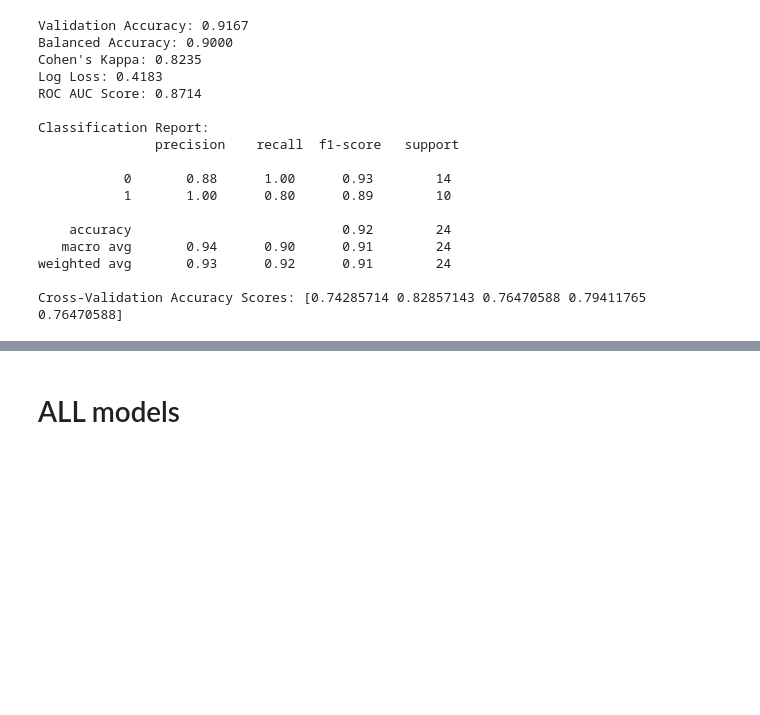
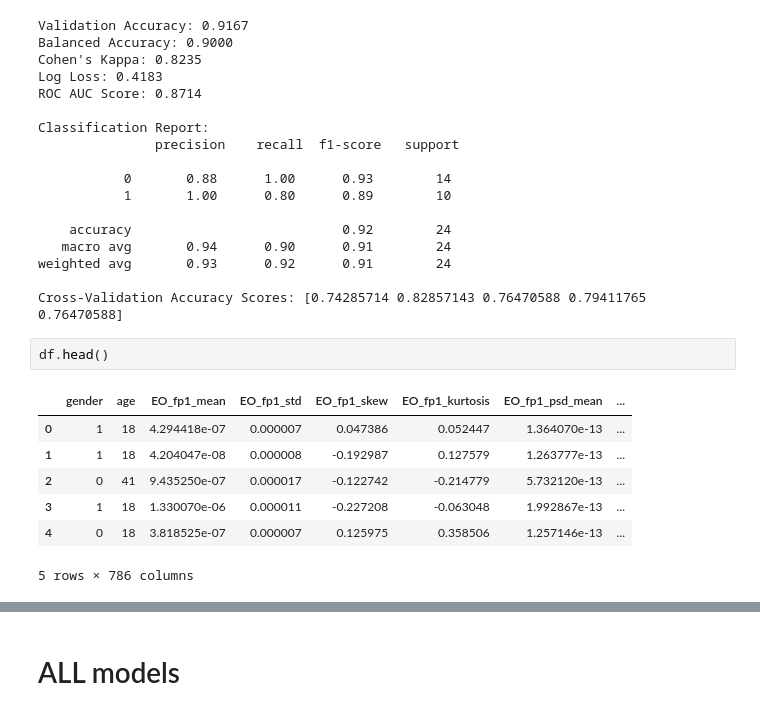
Before and after one commit to ibrainscit/team_4, a Jupyter notebook: notebooks/training.ipynb, the cells around one changed output, grey strips where cells are left out. Cells and saved outputs as stored; diff of their text form; blank space fills up the shorter version.

```diff
--- a/notebooks/training.ipynb
+++ b/notebooks/training.ipynb
@@ -146,3 +146,13 @@ Classification Report:
 weighted avg       0.93      0.92      0.91        24
 
 Cross-Validation Accuracy Scores: [0.74285714 0.82857143 0.76470588 0.79411765 0.76470588]
+# %%
+df.head()
+# %% [output]
+|  | gender | age | EO_fp1_mean | EO_fp1_std | EO_fp1_skew | EO_fp1_kurtosis | EO_fp1_psd_mean | ... |
+| 0 | 1 | 18 | 4.294418e-07 | 0.000007 | 0.047386 | 0.052447 | 1.364070e-13 | ... |
+| 1 | 1 | 18 | 4.204047e-08 | 0.000008 | -0.192987 | 0.127579 | 1.263777e-13 | ... |
+| 2 | 0 | 41 | 9.435250e-07 | 0.000017 | -0.122742 | -0.214779 | 5.732120e-13 | ... |
+| 3 | 1 | 18 | 1.330070e-06 | 0.000011 | -0.227208 | -0.063048 | 1.992867e-13 | ... |
+| 4 | 0 | 18 | 3.818525e-07 | 0.000007 | 0.125975 | 0.358506 | 1.257146e-13 | ... |
+5 rows × 786 columns
```
Also changed, not shown: parts of 3 cells of this notebook, 13 other files.
